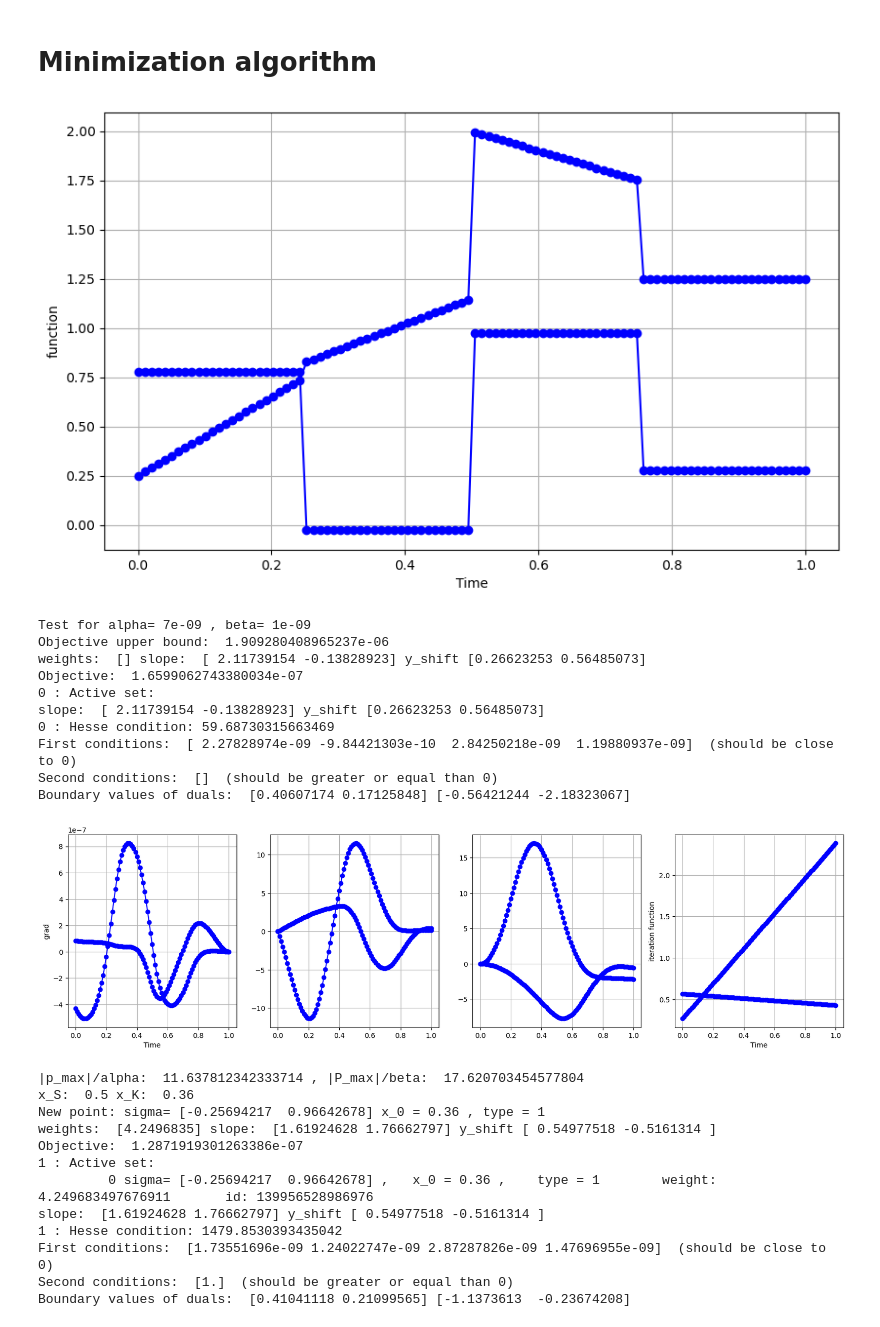
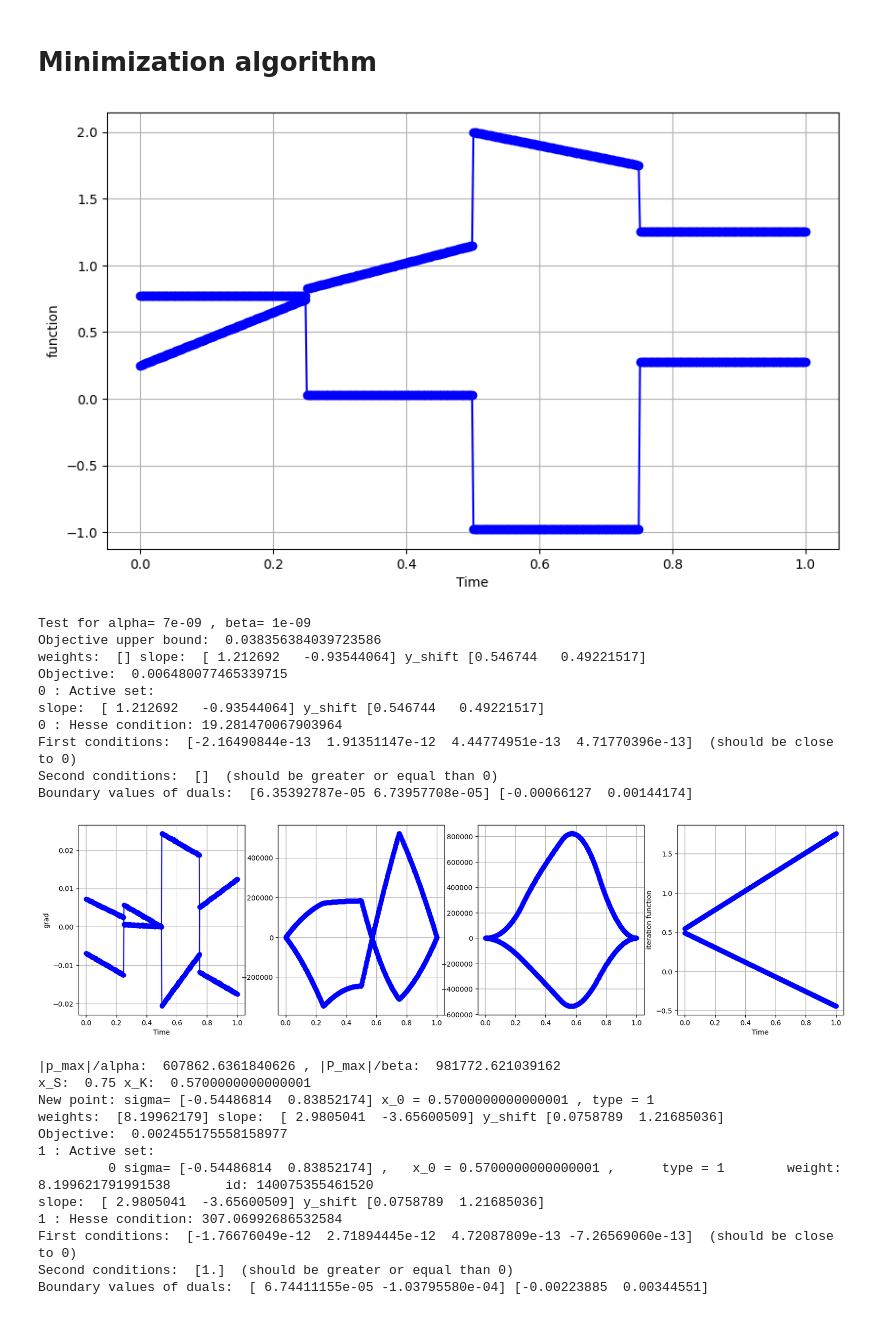
Before and after one commit to hoeftint/TGV-regulairzed-wave-equation, a Jupyter notebook: python/algorithm_working_example.ipynb, the cells around one changed output. Cells and saved outputs as stored; diff of their text form; code cells hidden in the pictures.

```diff
--- a/python/algorithm_working_example.ipynb
+++ b/python/algorithm_working_example.ipynb
@@ -26,8 +26,8 @@ from src.semiSmoothWalter import computeSSNStepWalter
 class Parameters:
     T = 1
     verbose = True
-    useDummy = False
-    dt = 0.01
+    useDummy = True
+    dt = 0.002
     x1 = (0.5, 0.5)
     x2 = (-0.5, -0.5)
     area = 4
@@ -50,7 +50,7 @@ class Parameters:
     msh = mesh.create_rectangle(
         comm=MPI.COMM_WORLD,
         points=((-1., -1.), (1., 1.)),
-        n=(64, 64),
+        n=(96, 96),
         cell_type=mesh.CellType.triangle,
     )
     V = fem.functionspace(msh, ("Lagrange", 1))
@@ -204,54 +206,54 @@ def testRegularizationParameters(alpha, beta, params, originalSignal):
     plot_array(sizeActiveSet, T=len(sizeActiveSet), label='Size active set', ax=ax4)
     mpl.pyplot.show()
 
-params.maxIterations = 15
+params.maxIterations = 30
 params.newton_c = 1
 params.maxNewtonSteps = 100
 params.pruneThreshold = 0
 params.verbose = True
 params.mollify_const = 0.01
 params.solver = computeSSNStepWalter
 
 s1 = lambda t: (2*t+0.25 if t < 0.25 else(1.3*t + 0.5 if t < 0.5 else (-t+2.5 if t < 0.75 else 1.25)))
 #s1 = lambda t : (0.05 if t <= 0.25 else (0.65 if t <= 0.5 else (0.15 if t <= 0.75 else 0.35)))
 #s1 = lambda t : (0.05*t if t <= 0.25 else (0.90*t + 1 if t <= 0.5 else -2 - 0.95*t if t <= 0.75 else 0.3)) #/ params.alpha
-s2 = lambda t : (0.775 if t <= 0.25 else (-0.025 if t <= 0.5 else (0.975 if t <= 0.75 else 0.275)))
+s2 = lambda t : (0.775 if t <= 0.25 else (0.025 if t <= 0.5 else (-0.975 if t <= 0.75 else 0.275)))
 setupObservation(s1, s2, params)
 
 g1 = getSourceTerm(params.x1, params)
 g2 = getSourceTerm(params.x2, params)
 #gradient_test = buildControlFunctionAdjoint([g1, g2], solveAdjointEquation(params.yd, params), params)
 timePoints = np.linspace(0, params.T, num=int(params.T/params.dt))
 array = np.ndarray((int(params.T/params.dt), 2))
 array[:, 0] = np.array([s1(t) for t in timePoints])
 array[:, 1] = np.array([s2(t) for t in timePoints])
 plot_array(array, params.T)
 
 testRegularizationParameters(7e-9, 1e-9, params, array)
 #testRegularizationParameters(1e-8, 1e-6, params, array)
 #testRegularizationParameters(5e-8, 1e-8, params, array)
 # %% [output]
-[figure, old version]
+[figure, new version]
 Test for alpha= 7e-09 , beta= 1e-09
-Objective upper bound:  1.909280408965237e-06
-weights:  [] slope:  [ 2.11739154 -0.13828923] y_shift [0.26623253 0.56485073]
-Objective:  1.6599062743380034e-07
+Objective upper bound:  0.038356384039723586
+weights:  [] slope:  [ 1.212692   -0.93544064] y_shift [0.546744   0.49221517]
+Objective:  0.006480077465339715
 0 : Active set:
-slope:  [ 2.11739154 -0.13828923] y_shift [0.26623253 0.56485073]
-0 : Hesse condition: 59.68730315663469
-First conditions:  [ 2.27828974e-09 -9.84421303e-10  2.84250218e-09  1.19880937e-09]  (should be close to 0)
+slope:  [ 1.212692   -0.93544064] y_shift [0.546744   0.49221517]
+0 : Hesse condition: 19.281470067903964
+First conditions:  [-2.16490844e-13  1.91351147e-12  4.44774951e-13  4.71770396e-13]  (should be close to 0)
 Second conditions:  []  (should be greater or equal than 0)
-Boundary values of duals:  [0.40607174 0.17125848] [-0.56421244 -2.18323067]
+Boundary values of duals:  [6.35392787e-05 6.73957708e-05] [-0.00066127  0.00144174]
-[figure, old version]
+[figure, new version]
-|p_max|/alpha:  11.637812342333714 , |P_max|/beta:  17.620703454577804
-x_S:  0.5 x_K:  0.36
-New point: sigma= [-0.25694217  0.96642678] x_0 = 0.36 , type = 1
-weights:  [4.2496835] slope:  [1.61924628 1.76662797] y_shift [ 0.54977518 -0.5161314 ]
-Objective:  1.2871919301263386e-07
+|p_max|/alpha:  607862.6361840626 , |P_max|/beta:  981772.621039162
+x_S:  0.75 x_K:  0.5700000000000001
+New point: sigma= [-0.54486814  0.83852174] x_0 = 0.5700000000000001 , type = 1
+weights:  [8.19962179] slope:  [ 2.9805041  -3.65600509] y_shift [0.0758789  1.21685036]
+Objective:  0.002455175558158977
 1 : Active set:
-         0 sigma= [-0.25694217  0.96642678] ,   x_0 = 0.36 ,    type = 1        weight: 4.249683497676911       id: 139956528986976
-slope:  [1.61924628 1.76662797] y_shift [ 0.54977518 -0.5161314 ]
-1 : Hesse condition: 1479.8530393435042
-First conditions:  [1.73551696e-09 1.24022747e-09 2.87287826e-09 1.47696955e-09]  (should be close to 0)
+         0 sigma= [-0.54486814  0.83852174] ,   x_0 = 0.5700000000000001 ,      type = 1        weight: 8.199621791991538       id: 140075355461520
+slope:  [ 2.9805041  -3.65600509] y_shift [0.0758789  1.21685036]
+1 : Hesse condition: 307.06992686532584
+First conditions:  [-1.76676049e-12  2.71894445e-12  4.72087809e-13 -7.26569060e-13]  (should be close to 0)
 Second conditions:  [1.]  (should be greater or equal than 0)
-Boundary values of duals:  [0.41041118 0.21099565] [-1.1373613  -0.23674208]
+Boundary values of duals:  [ 6.74411155e-05 -1.03795580e-04] [-0.00223885  0.00344551]
```
Also changed, not shown: parts of 2 cells of this notebook, 12 other files.
